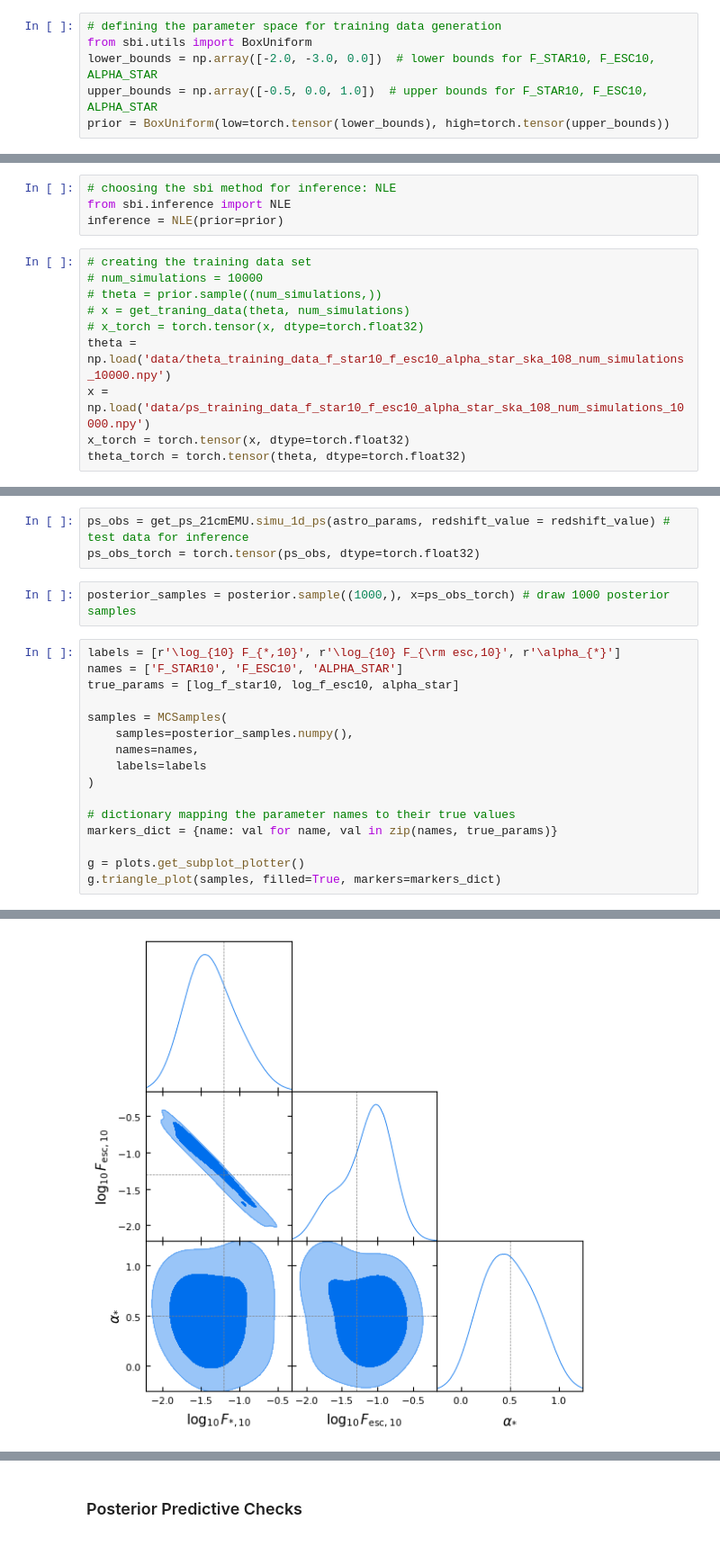
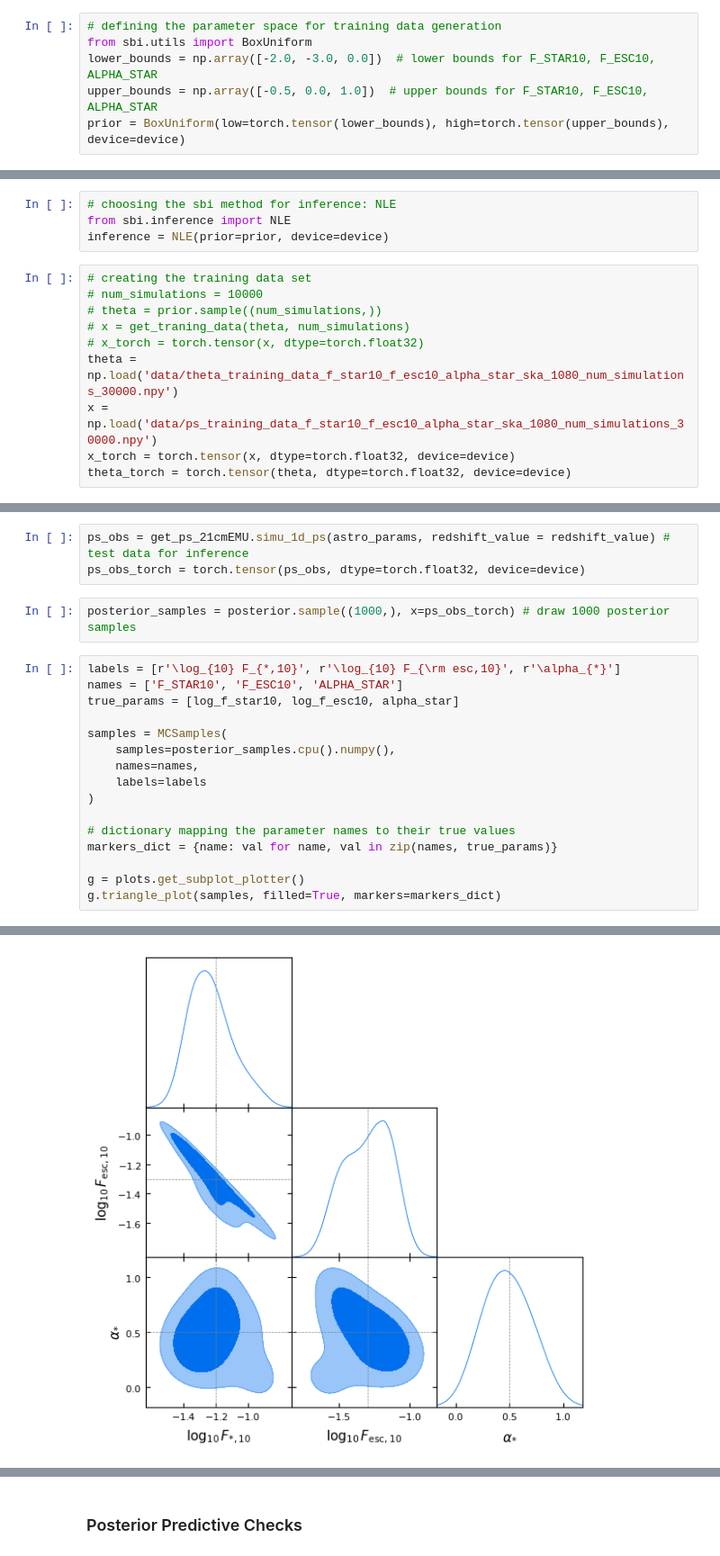
Before and after one commit to leonnoble/sbi_21cm_ps, a Jupyter notebook: sbi_NLE.ipynb, the cells around one changed output, grey strips where cells are left out. Shown at 90% size. Drawn from its saved outputs; the diff is of its cells as text.

```diff
--- a/sbi_NLE.ipynb
+++ b/sbi_NLE.ipynb
@@ -77,4 +85,4 @@ def get_traning_data(theta, num_simulations):
 from sbi.utils import BoxUniform
 lower_bounds = np.array([-2.0, -3.0, 0.0])  # lower bounds for F_STAR10, F_ESC10, ALPHA_STAR
 upper_bounds = np.array([-0.5, 0.0, 1.0])  # upper bounds for F_STAR10, F_ESC10, ALPHA_STAR
-prior = BoxUniform(low=torch.tensor(lower_bounds), high=torch.tensor(upper_bounds))
+prior = BoxUniform(low=torch.tensor(lower_bounds), high=torch.tensor(upper_bounds), device=device)
@@ -85,17 +89,17 @@ To enable the following instructions: AVX2 AVX_VNNI AVX_VNNI_INT8 AVX_NE_CONVERT
 # %%
 # choosing the sbi method for inference: NLE
 from sbi.inference import NLE
-inference = NLE(prior=prior)
+inference = NLE(prior=prior, device=device)
 # %%
 # creating the training data set
 # num_simulations = 10000
 # theta = prior.sample((num_simulations,))
 # x = get_traning_data(theta, num_simulations)
 # x_torch = torch.tensor(x, dtype=torch.float32)
-theta = np.load('data/theta_training_data_f_star10_f_esc10_alpha_star_ska_108_num_simulations_10000.npy')
-x = np.load('data/ps_training_data_f_star10_f_esc10_alpha_star_ska_108_num_simulations_10000.npy')
-x_torch = torch.tensor(x, dtype=torch.float32)
-theta_torch = torch.tensor(theta, dtype=torch.float32)
+theta = np.load('data/theta_training_data_f_star10_f_esc10_alpha_star_ska_1080_num_simulations_30000.npy')
+x = np.load('data/ps_training_data_f_star10_f_esc10_alpha_star_ska_1080_num_simulations_30000.npy')
+x_torch = torch.tensor(x, dtype=torch.float32, device=device)
+theta_torch = torch.tensor(theta, dtype=torch.float32, device=device)
 # %%
 # np.save('/home/leon/Documents/codes/sbi_21cm_ps/data/ps_training_data_f_star10_f_esc10_alpha_star.npy', x)
 # np.save('/home/leon/Documents/codes/sbi_21cm_ps/data/theta_training_data_f_star10_f_esc10_alpha_star.npy', theta)
@@ -118,7 +122,7 @@ print(posterior)
 Posterior p(θ|x) of type MCMCPosterior. It provides MCMC to .sample() from the posterior and can evaluate the _unnormalized_ posterior density with .log_prob().
 # %%
 ps_obs = get_ps_21cmEMU.simu_1d_ps(astro_params, redshift_value = redshift_value) # test data for inference
-ps_obs_torch = torch.tensor(ps_obs, dtype=torch.float32)
+ps_obs_torch = torch.tensor(ps_obs, dtype=torch.float32, device=device)
 # %%
 posterior_samples = posterior.sample((1000,), x=ps_obs_torch) # draw 1000 posterior samples
 # %%
@@ -127,7 +131,7 @@ names = ['F_STAR10', 'F_ESC10', 'ALPHA_STAR']
 true_params = [log_f_star10, log_f_esc10, alpha_star]
 
 samples = MCSamples(
-    samples=posterior_samples.numpy(),
+    samples=posterior_samples.cpu().numpy(),
     names=names,
     labels=labels
 )
@@ -143,2 +146,2 @@ Removed no burn in
-[figure, old version]
+[figure, new version]
 # %%
```
Also changed, not shown: parts of 15 cells of this notebook, 10 other files.
